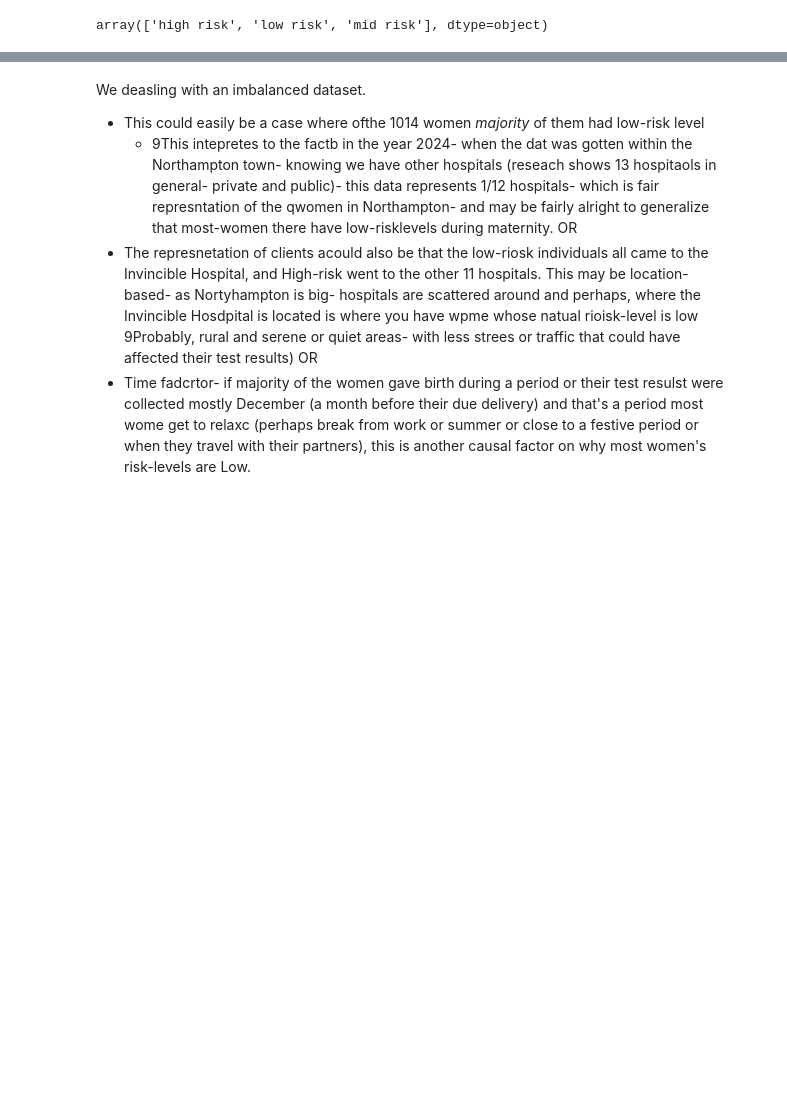
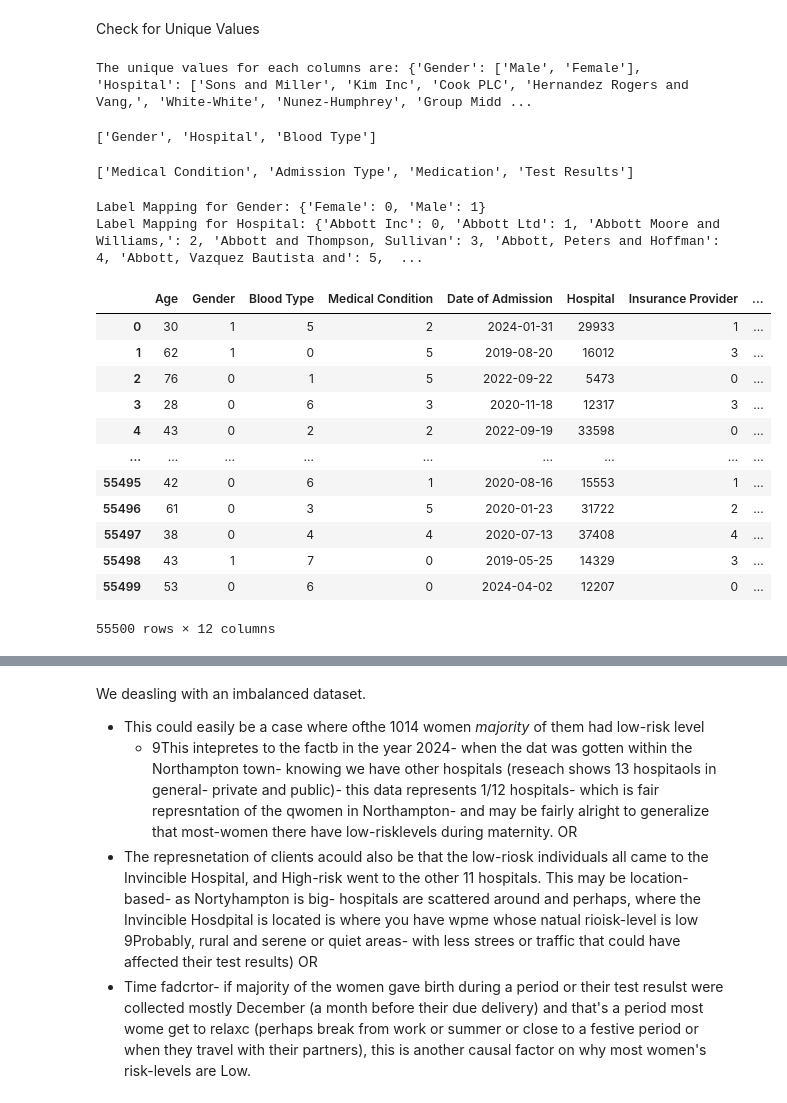
Before and after one commit to ProTeni/HealthCare-EDA, a Jupyter notebook: Code.ipynb, the cells around one changed output, grey strips where cells are left out. Cells and saved outputs as stored; diff of their text form; code cells hidden in the pictures; blank space fills up the shorter version.

```diff
--- a/Code.ipynb
+++ b/Code.ipynb
@@ -58,7 +95,75 @@ Seeing there are no mull cells or columns and the datatypesn of each colukmns ha
+# %%
+col_to_drop = ['Name', 'Doctor','Room Number']
+
+df = df.drop(col_to_drop, axis=1)
+# %% [markdown]
+Check for Unique Values
+# %%
+def unique_values (df, columns):
+    unique_values = {}
+    for col in columns:
+        if col in df.columns:
+            unique_values[col] = df[col].unique().tolist()
+        else:
+            unique_values[col] = "Column not found"
+    return unique_values
+
+cat_columns = ['Gender', 'Hospital', 'Blood Type','Medical Condition', 'Admission Type', 'Medication', 'Test Results', 'Insurance Provider']
+cat_columns_1 = ['Gender', 'Hospital', 'Blood Type']
+cat_columns_2 = ['Medical Condition', 'Admission Type', 'Medication', 'Test Results']
+
+unique = unique_values(df, cat_columns_1)
+
+print(f'The unique values for each columns are: {unique}')
+# %% [output]
+The unique values for each columns are: {'Gender': ['Male', 'Female'], 'Hospital': ['Sons and Miller', 'Kim Inc', 'Cook PLC', 'Hernandez Rogers and Vang,', 'White-White', 'Nunez-Humphrey', 'Group Midd ...
+# %%
+cat_columns_1
+# %% [output]
+['Gender', 'Hospital', 'Blood Type']
+# %%
+cat_columns_2
+# %% [output]
+['Medical Condition', 'Admission Type', 'Medication', 'Test Results']
+# %%
+from sklearn.preprocessing import LabelEncoder
+
+def label_encode(df, columns):
+    le_dict = {}  # Store mappings for reference
+    for col in columns:
+        le = LabelEncoder()
+        df[col] = le.fit_transform(df[col].astype(str))
+
+        # Create a dictionary that maps the encoded number to the label
+        le_dict[col] = dict(zip(le.classes_, range(len(le.classes_))))  # Number -> Label mapping
+
+    return df, le_dict
+
+# Apply label encoding
+df, label_mappings = label_encode(df, cat_columns)
+
+# Print the mappings
+for col, mapping in label_mappings.items():
+    print(f"Label Mapping for {col}: {mapping}")
+# %% [output]
+Label Mapping for Gender: {'Female': 0, 'Male': 1}
+Label Mapping for Hospital: {'Abbott Inc': 0, 'Abbott Ltd': 1, 'Abbott Moore and Williams,': 2, 'Abbott and Thompson, Sullivan': 3, 'Abbott, Peters and Hoffman': 4, 'Abbott, Vazquez Bautista and': 5,  ...
 # %%
-df['RiskLevel'].unique()
+df
 # %% [output]
+|  | Age | Gender | Blood Type | Medical Condition | Date of Admission | Hospital | Insurance Provider | ... |
+| 0 | 30 | 1 | 5 | 2 | 2024-01-31 | 29933 | 1 | ... |
+| 1 | 62 | 1 | 0 | 5 | 2019-08-20 | 16012 | 3 | ... |
+| 2 | 76 | 0 | 1 | 5 | 2022-09-22 | 5473 | 0 | ... |
+| 3 | 28 | 0 | 6 | 3 | 2020-11-18 | 12317 | 3 | ... |
+| 4 | 43 | 0 | 2 | 2 | 2022-09-19 | 33598 | 0 | ... |
+| ... | ... | ... | ... | ... | ... | ... | ... | ... |
+| 55495 | 42 | 0 | 6 | 1 | 2020-08-16 | 15553 | 1 | ... |
+| 55496 | 61 | 0 | 3 | 5 | 2020-01-23 | 31722 | 2 | ... |
+| 55497 | 38 | 0 | 4 | 4 | 2020-07-13 | 37408 | 4 | ... |
+| 55498 | 43 | 1 | 7 | 0 | 2019-05-25 | 14329 | 3 | ... |
+| 55499 | 53 | 0 | 6 | 0 | 2024-04-02 | 12207 | 0 | ... |
-array(['high risk', 'low risk', 'mid risk'], dtype=object)
+55500 rows × 12 columns
 # %%
 # @interact(hue=df['RiskLevel'])
 # def plot(hue):
```
Also changed, not shown: parts of 29 cells of this notebook, 9 other files.
